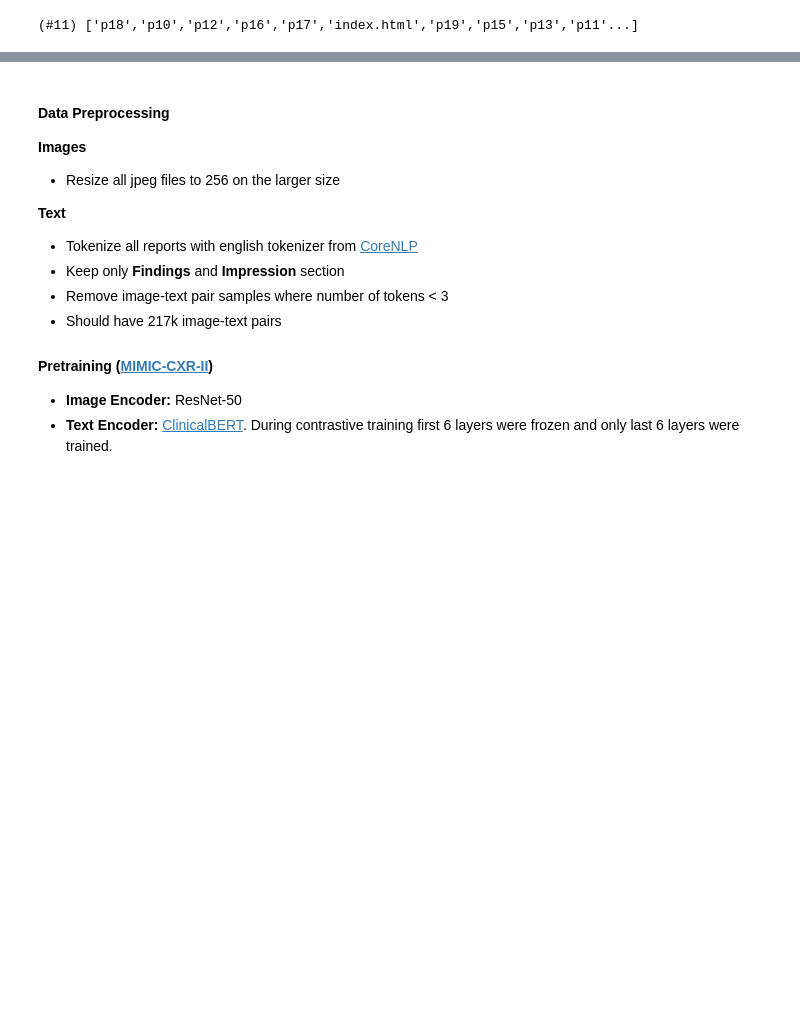
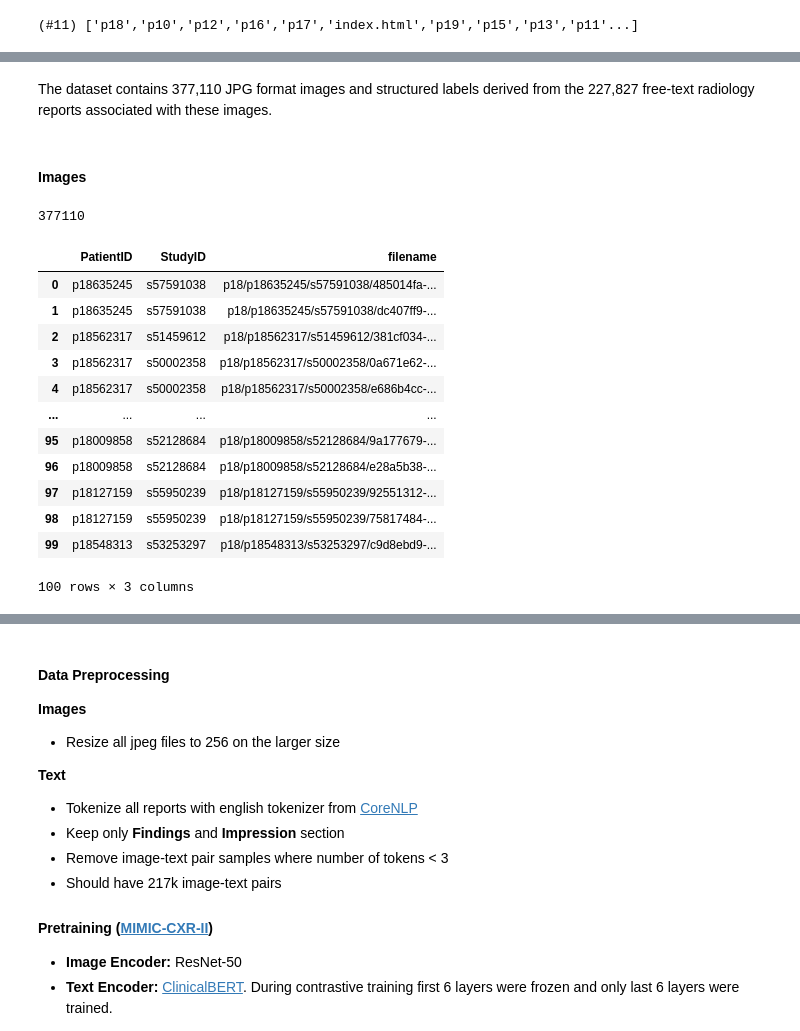
Before and after one commit to KeremTurgutlu/self_supervised, a Jupyter notebook: examples/multimodal/02 - training_convirt_mimic_cxr.ipynb, the cells around one changed output, grey strips where cells are left out. Drawn from its saved outputs; the diff is of its cells as text; code cells hidden in the pictures; blank space fills up the shorter version.

```diff
--- a/examples/multimodal/02 - training_convirt_mimic_cxr.ipynb
+++ b/examples/multimodal/02 - training_convirt_mimic_cxr.ipynb
@@ -24,0 +17,9 @@ image_files = get_image_files(np.random.choice(patient_dirs))
+# %% [markdown]
+The dataset contains 377,110 JPG format images and structured labels derived from the 227,827 free-text radiology reports associated with these images.
+# %% [markdown]
+#### Images
+# %%
+all_image_files = get_image_files(mimic_path/'files')
+len(all_image_files)
+# %% [output]
+377110
@@ -24,0 +30,16 @@ image_files = get_image_files(np.random.choice(patient_dirs))
+# %%
+df
+# %% [output]
+|  | PatientID | StudyID | filename |
+| 0 | p18635245 | s57591038 | p18/p18635245/s57591038/485014fa-... |
+| 1 | p18635245 | s57591038 | p18/p18635245/s57591038/dc407ff9-... |
+| 2 | p18562317 | s51459612 | p18/p18562317/s51459612/381cf034-... |
+| 3 | p18562317 | s50002358 | p18/p18562317/s50002358/0a671e62-... |
+| 4 | p18562317 | s50002358 | p18/p18562317/s50002358/e686b4cc-... |
+| ... | ... | ... | ... |
+| 95 | p18009858 | s52128684 | p18/p18009858/s52128684/9a177679-... |
+| 96 | p18009858 | s52128684 | p18/p18009858/s52128684/e28a5b38-... |
+| 97 | p18127159 | s55950239 | p18/p18127159/s55950239/92551312-... |
+| 98 | p18127159 | s55950239 | p18/p18127159/s55950239/75817484-... |
+| 99 | p18548313 | s53253297 | p18/p18548313/s53253297/c9d8ebd9-... |
+100 rows × 3 columns
```
Also changed, not shown: parts of 40 cells of this notebook.
